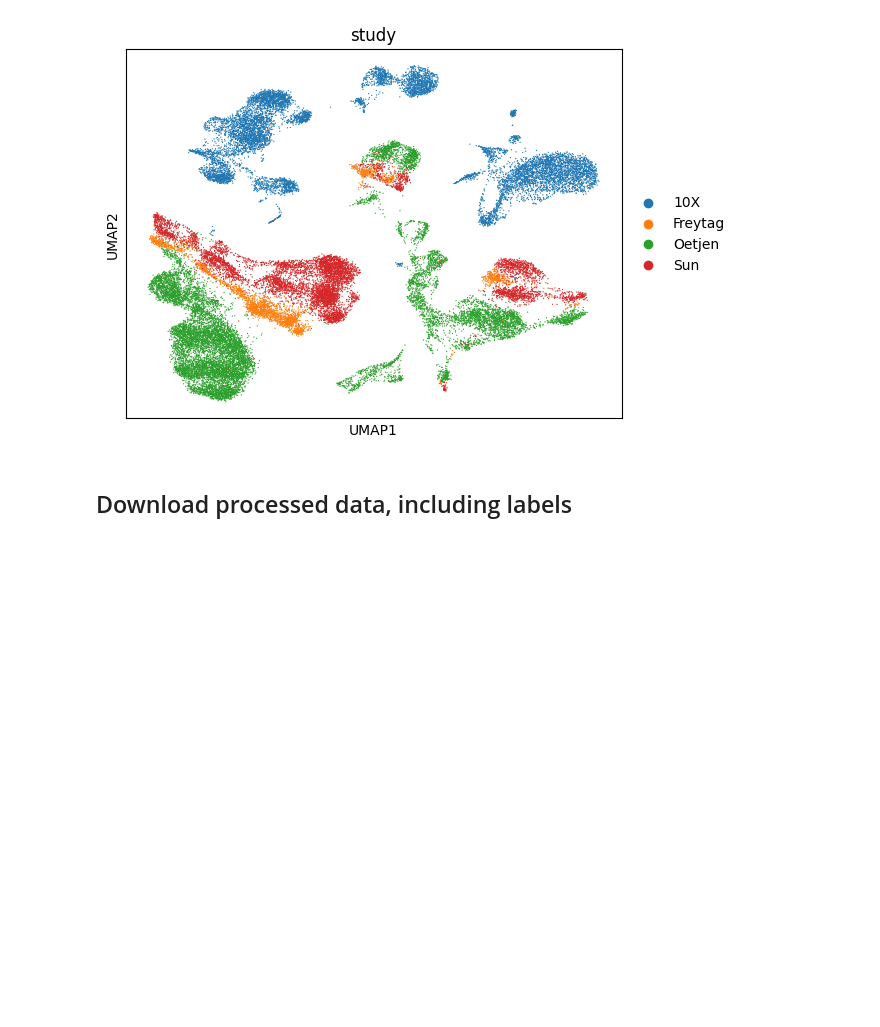
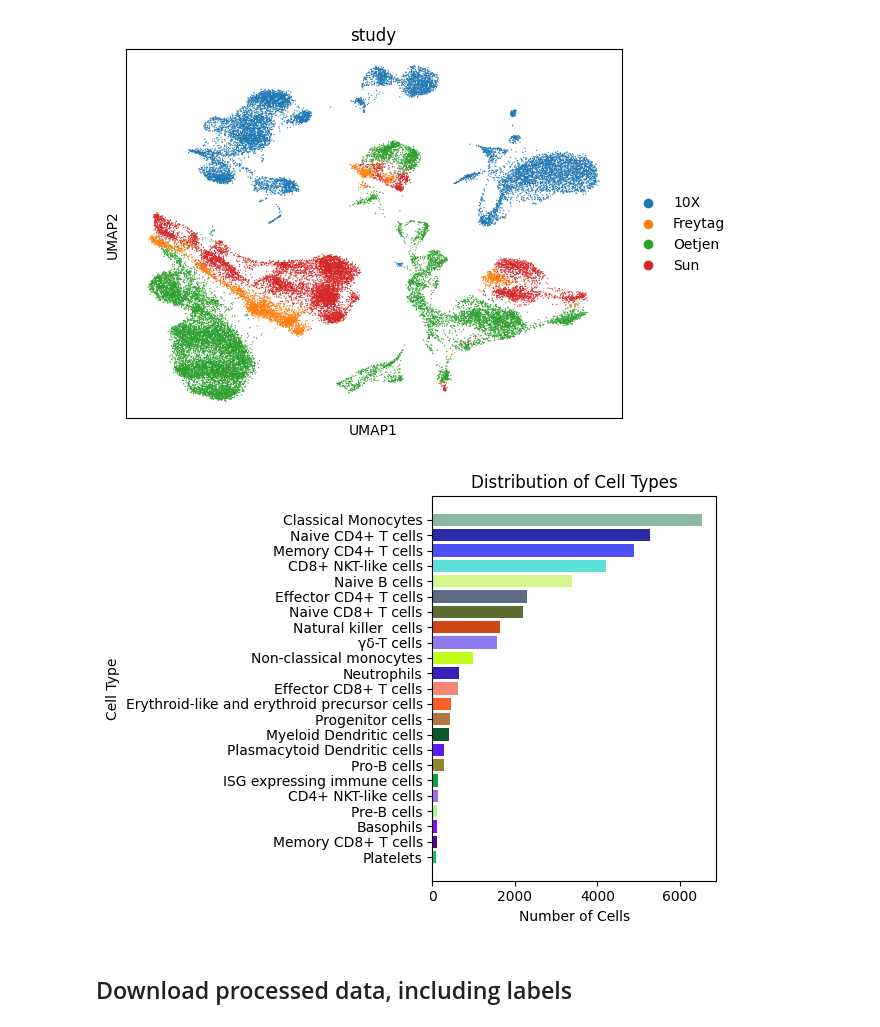
Before and after one commit to LeoAnd00/Masters_Thesis, a Jupyter notebook: code/data_preprocessing/immune_cells/merge/immune_cells_merge_all.ipynb, the cells around one changed output. Cells and saved outputs as stored; diff of their text form; code cells hidden in the pictures; blank space fills up the shorter version.

Commit message:
Code to show distribution of cell types
Code to show distribution of cell types

```diff
--- a/code/data_preprocessing/immune_cells/merge/immune_cells_merge_all.ipynb
+++ b/code/data_preprocessing/immune_cells/merge/immune_cells_merge_all.ipynb
@@ -79,6 +79,35 @@ sc.pl.umap(vis_adata, color='tissue')
 sc.pl.umap(vis_adata, color='study')
 # %% [output]
 [figure]
+# %%
+import matplotlib.pyplot as plt
+import random
+
+# Visualize distribution of cell types
+cell_types = adata.obs["cell_type"]
+
+cell_type_counts = {}
+for string in cell_types:
+    if string in cell_type_counts:
+        cell_type_counts[string] += 1
+    else:
+        cell_type_counts[string] = 1
+
+sorted_data = sorted(cell_type_counts.items(), key=lambda x: x[1], reverse=False)
+unique_strings, counts = zip(*sorted_data)
+
+bar_colors = [f'#{random.randint(0, 0xFFFFFF):06x}' for _ in unique_strings]
+
+plt.barh(unique_strings, counts, color=bar_colors)
+
+plt.xlabel('Number of Cells')
+plt.ylabel('Cell Type')
+plt.title('Distribution of Cell Types')
+
+plt.tight_layout()
+plt.show()
+# %% [output]
+[figure, added]
 # %% [markdown]
 ## Download processed data, including labels
 # %%
```
